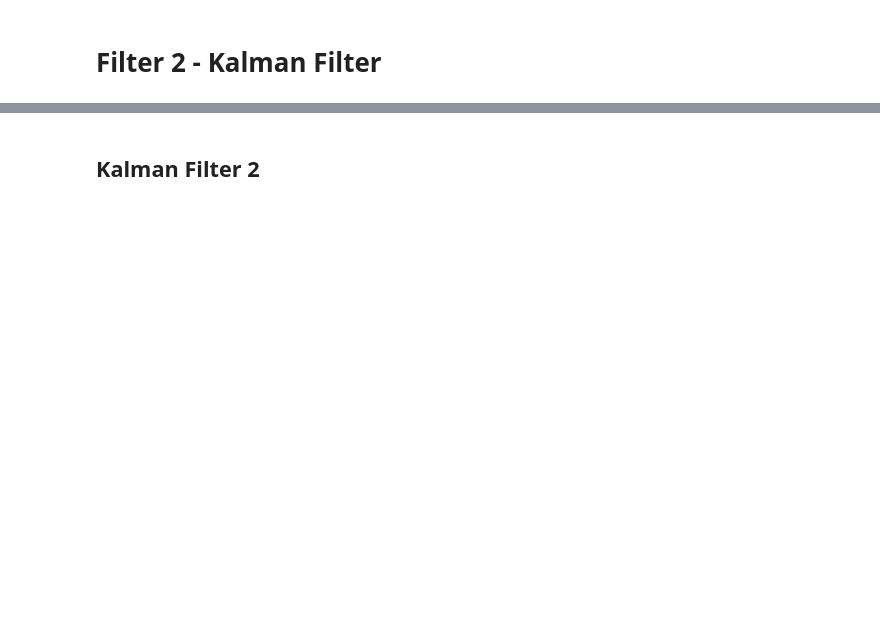
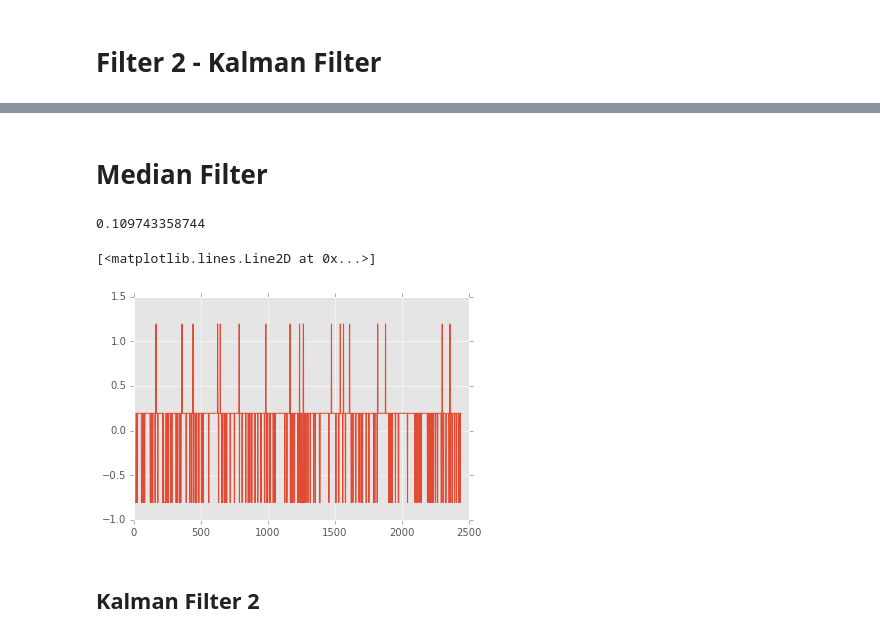
Before and after one commit to chrisngan24/fydp, a Jupyter notebook: experimental/kalman_filter/init_analysis.ipynb, the cells around one changed output, grey strips where cells are left out. Saved outputs shown, nothing was run; the diff lists cells and outputs as text; code cells hidden in the pictures; blank space fills up the shorter version.

```diff
--- a/experimental/kalman_filter/init_analysis.ipynb
+++ b/experimental/kalman_filter/init_analysis.ipynb
@@ -120,3 +148,15 @@ metric(theta, 0)
+# %% [markdown]
+# Median Filter
+# %%
+xhat = scipy.signal.medfilt(df['gz'], kernel_size=3)
+y = xhat - noise_mean
+theta = integrate_col(df['timediff'] / 1000, y/16.4, 0)
+print metric(theta,0)
+plt.plot(y)
+# %% [output]
+0.109743358744
+[<matplotlib.lines.Line2D at 0x...>]
+[figure, added]
 # %% [markdown]
 
 ## Kalman Filter 2
```
Also changed, not shown: parts of 11 cells of this notebook, 1 other file.
